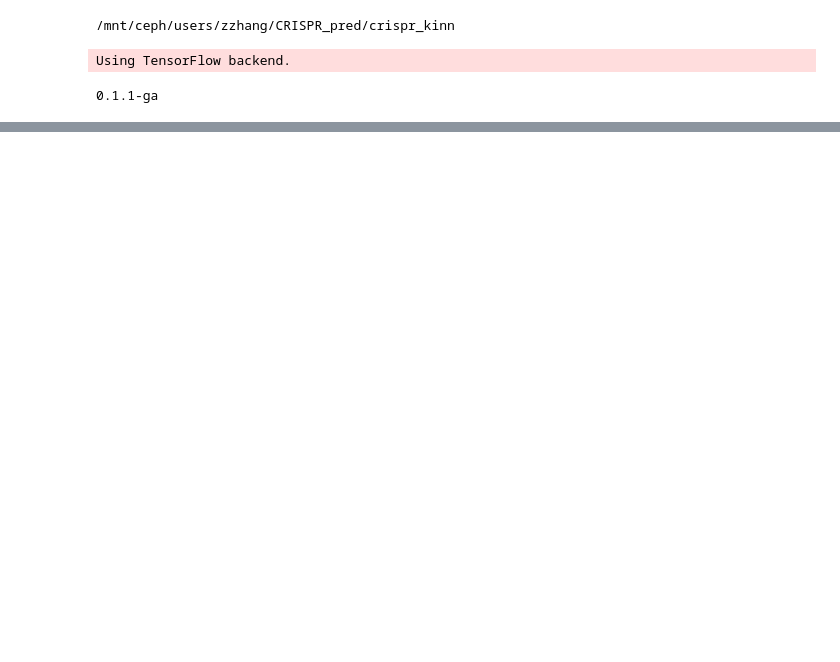
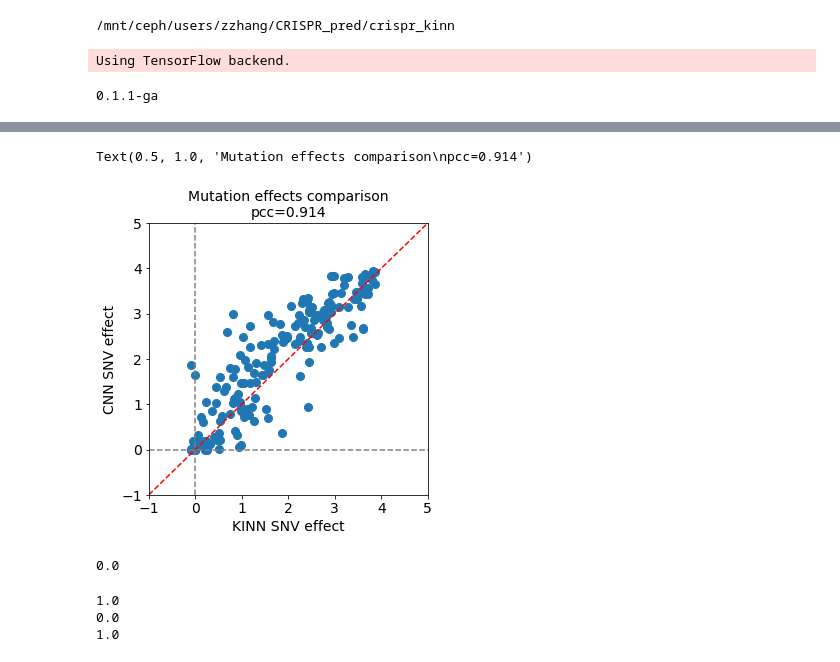
Before and after one commit to zj-zhang/Elektrum, a Jupyter notebook: notebooks/04-explain.ipynb, the cells around one changed output, grey strips where cells are left out. Cells and saved outputs as stored; diff of their text form; code cells hidden in the pictures; blank space fills up the shorter version.

```diff
--- a/notebooks/04-explain.ipynb
+++ b/notebooks/04-explain.ipynb
@@ -339,0 +110,44 @@ obs  -3.033423718 ; pred  -3.2624586
+# %%
+def in_sillico_mutagen(x, model, verbose=False):
+    score = np.zeros(x.shape)
+    ref = model.predict(x).flatten()
+    ref = np.clip(ref, -5, -1)
+    for i in range(x.shape[-2]):
+        for j in range(x.shape[-1]):
+            x_m = x.copy()
+            x_m[:,i] = 0
+            x_m[:,i,j] = 1
+            score[:,i,j] = ref - np.clip(model.predict(x_m).flatten(), -5, -1)
+    return score.squeeze()
+# %%
+# get effects - s1: KINN, s2: dcnn
+s1 = in_sillico_mutagen(matched, kinn)[2:]
+s2 = in_sillico_mutagen(matched, dcnn)[2:]
+# %%
+fig, ax = plt.subplots(1,1, figsize=(5,5))
+ax.set_xlim(-1,5)
+ax.set_ylim(-1,5)
+ax.scatter(s1.reshape(-1), s2.reshape(-1))
+ax.plot([0,1], [0,1], transform=ax.transAxes, ls='--', c="red")
+ax.set_xlabel("KINN SNV effect")
+ax.set_ylabel("CNN SNV effect")
+ax.axvline(0, ls="--", c="grey")
+ax.axhline(0, ls="--", c="grey")
+ax.set_title("Mutation effects comparison\npcc=%.3f" % ss.pearsonr(s1.reshape(-1), s2.reshape(-1))[0])
+# %% [output]
+Text(0.5, 1.0, 'Mutation effects comparison\npcc=0.914')
+[figure, added]
+# %%
+# no existing 2nd G deletion in training data of sgRNA1.
+max(x_train[:,1,-1])
+# %% [output]
+0.0
+# %%
+# Only 2nd G deletion in validation(sgRNA2) and test(sgRNA2); test(sgRNA1) is also missing
+print(max(x_val[:,1,-1]))
+print(max(x1_ts[:,1,-1]))
+print(max(x2_ts[:,1,-1]))
+# %% [output]
+1.0
+0.0
+1.0
```
Also changed, not shown: parts of 43 cells of this notebook, 1 other file.
